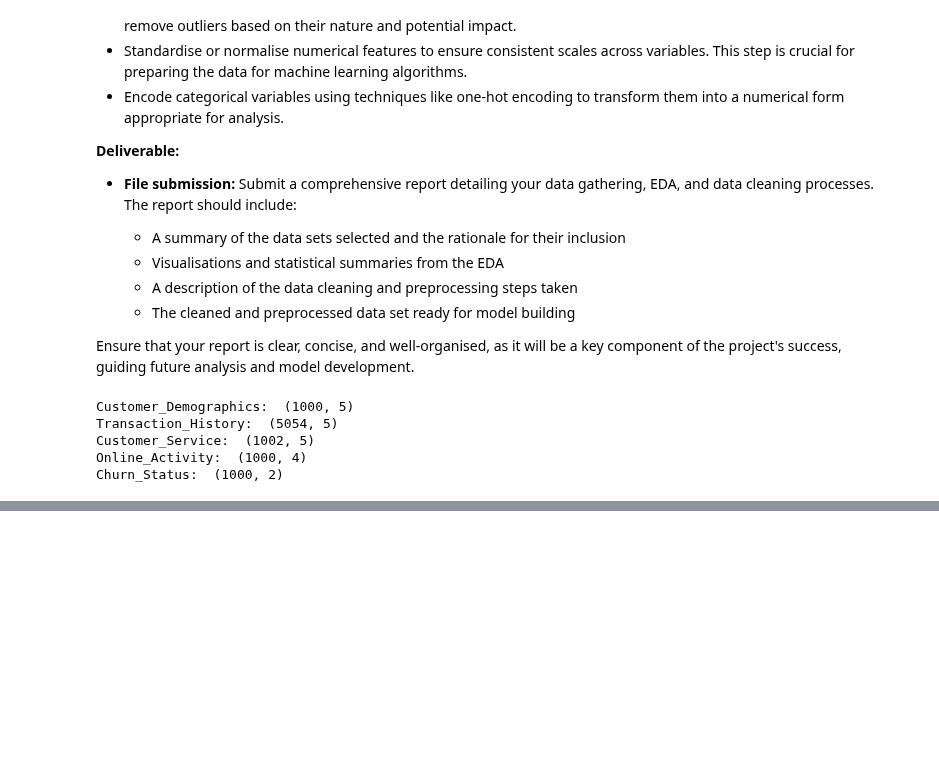
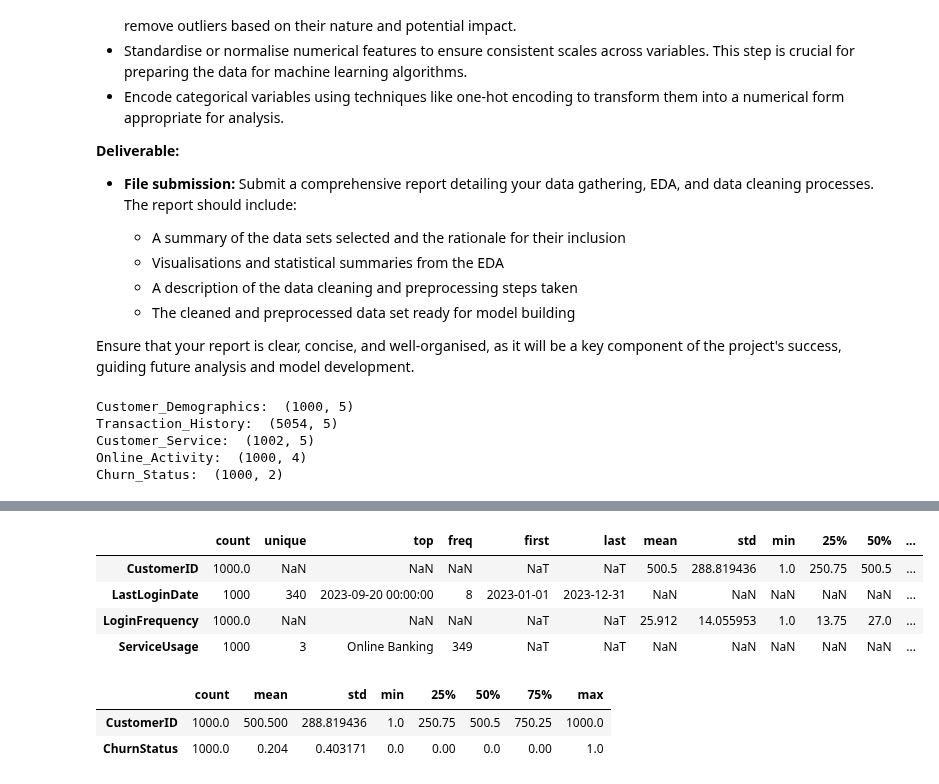
Before and after one commit to Akshay-Paunikar/Forage_Virtual_Internship_Program, a Jupyter notebook: LLYODS_BANKING_GROUP/01_Task_1_Data_gathering_and_exploratory_analysis/Task_1_Data_gathering_and_exploratory_analysis.ipynb, the cells around one changed output, grey strips where cells are left out. Cells and saved outputs as stored; diff of their text form; code cells hidden in the pictures; blank space fills up the shorter version.

```diff
--- a/LLYODS_BANKING_GROUP/01_Task_1_Data_gathering_and_exploratory_analysis/Task_1_Data_gathering_and_exploratory_analysis.ipynb
+++ b/LLYODS_BANKING_GROUP/01_Task_1_Data_gathering_and_exploratory_analysis/Task_1_Data_gathering_and_exploratory_analysis.ipynb
@@ -234,0 +351,14 @@ Churn_Status:  (1000, 2)
+# %%
+activity.describe(include='all').T
+# %% [output]
+|  | count | unique | top | freq | first | last | mean | std | min | 25% | 50% | ... |
+| CustomerID | 1000.0 | NaN | NaN | NaN | NaT | NaT | 500.5 | 288.819436 | 1.0 | 250.75 | 500.5 | ... |
+| LastLoginDate | 1000 | 340 | 2023-09-20 00:00:00 | 8 | 2023-01-01 | 2023-12-31 | NaN | NaN | NaN | NaN | NaN | ... |
+| LoginFrequency | 1000.0 | NaN | NaN | NaN | NaT | NaT | 25.912 | 14.055953 | 1.0 | 13.75 | 27.0 | ... |
+| ServiceUsage | 1000 | 3 | Online Banking | 349 | NaT | NaT | NaN | NaN | NaN | NaN | NaN | ... |
+# %%
+churn.describe(include='all').T
+# %% [output]
+|  | count | mean | std | min | 25% | 50% | 75% | max |
+| CustomerID | 1000.0 | 500.500 | 288.819436 | 1.0 | 250.75 | 500.5 | 750.25 | 1000.0 |
+| ChurnStatus | 1000.0 | 0.204 | 0.403171 | 0.0 | 0.00 | 0.0 | 0.00 | 1.0 |
```
Also changed, not shown: parts of 28 cells of this notebook.
